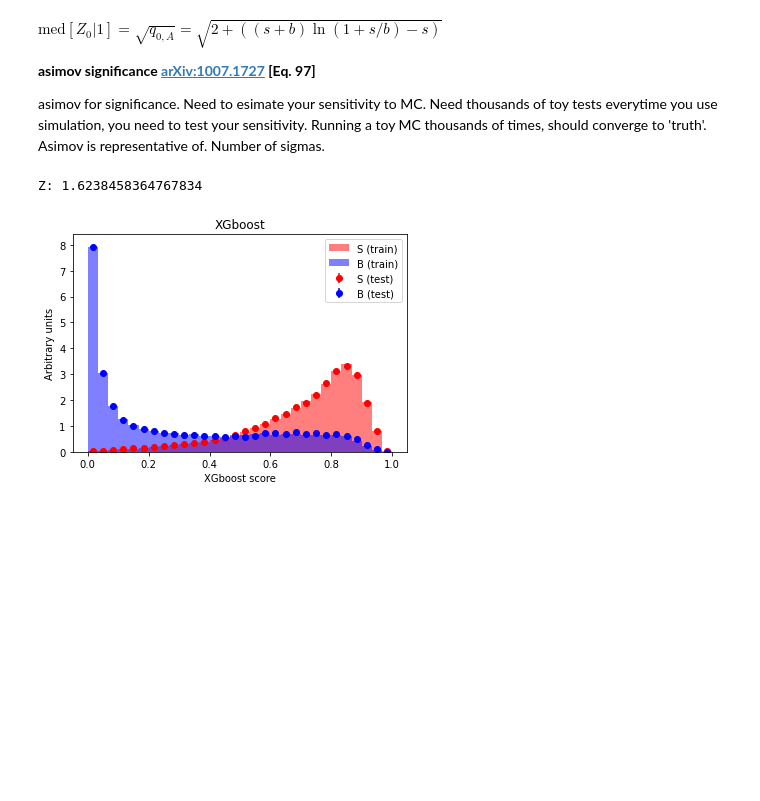
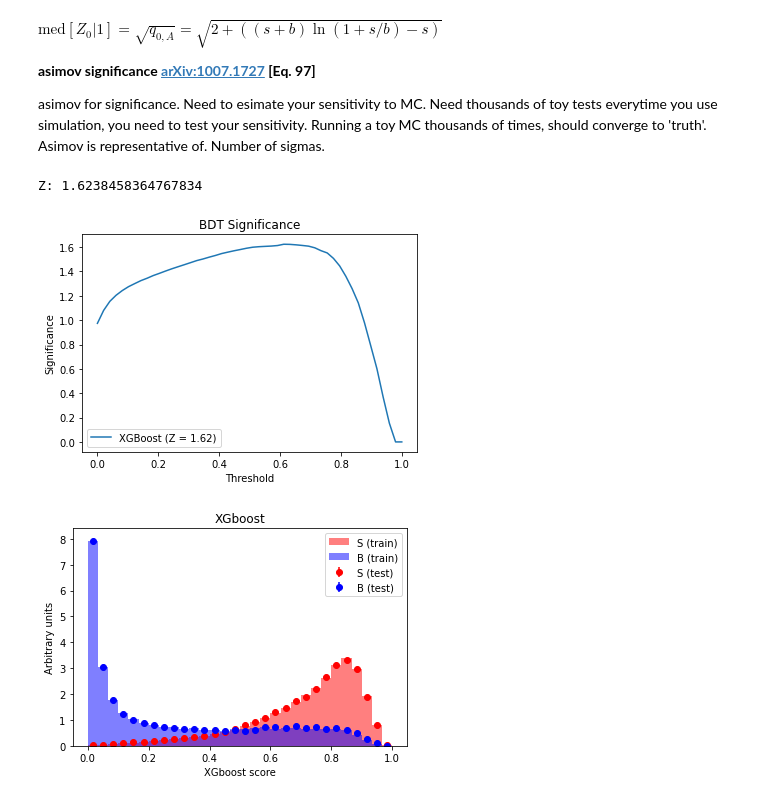
Before and after one commit to usatlas-ml-training/Intro-BDT-NN, a Jupyter notebook: HEPML_HandsOn_BDT.ipynb, the cells around one changed output. Cells and saved outputs as stored; diff of their text form; code cells hidden in the pictures; blank space fills up the shorter version.

Commit message:
added sig curve earlier

```diff
--- a/HEPML_HandsOn_BDT.ipynb
+++ b/HEPML_HandsOn_BDT.ipynb
@@ -453,13 +450,29 @@ def amsasimov(s,b):
             print(1+float(s)/b)
             print (2*((s+b)*log(1+float(s)/b)-s))
         #return s/sqrt(s+b)
-# %%
-vamsasimov_xgb = [amsasimov(sumsig,sumbkg) for (sumsig,sumbkg) in zip(int_pred_test_sig_xgb,int_pred_test_bkg_xgb)]
-significance_xgb = max(vamsasimov_xgb)
-Z = significance_xgb
-print("Z:",Z)
-# %% [output]
-Z: 1.6238458364767834
+# %%
+#sum S & B after certain thresholds
+int_pred_test_sig_xgb = [weights_test[(y_test ==1) & (y_pred_xgb > th_cut)].sum() for th_cut in np.linspace(0,1,num=50)]
+int_pred_test_bkg_xgb = [weights_test[(y_test ==0) & (y_pred_xgb > th_cut)].sum() for th_cut in np.linspace(0,1,num=50)]
+
+vamsasimov_xgb = [amsasimov(sumsig,sumbkg) for (sumsig,sumbkg) in zip(int_pred_test_sig_xgb,int_pred_test_bkg_xgb)]
+significance_xgb = max(vamsasimov_xgb) #finds the maximum significance. Which threshold results in this significance?
+Z = significance_xgb
+print("Z:",Z)
+# %% [output]
+Z: 1.6238458364767834
+# %%
+plt.plot(np.linspace(0,1,num=50),vamsasimov_xgb, label='XGBoost (Z = {})'.format(np.round(significance_xgb,decimals=2)))
+
+
+plt.title("BDT Significance")
+plt.xlabel("Threshold")
+plt.ylabel("Significance")
+plt.legend()
+plt.savefig("Significance_xgb.pdf")
+plt.show()
+# %% [output]
+[figure, added]
 # %%
 from extra_functions import compare_train_test
 # %%
```
Also changed, not shown: parts of 5 cells of this notebook.
